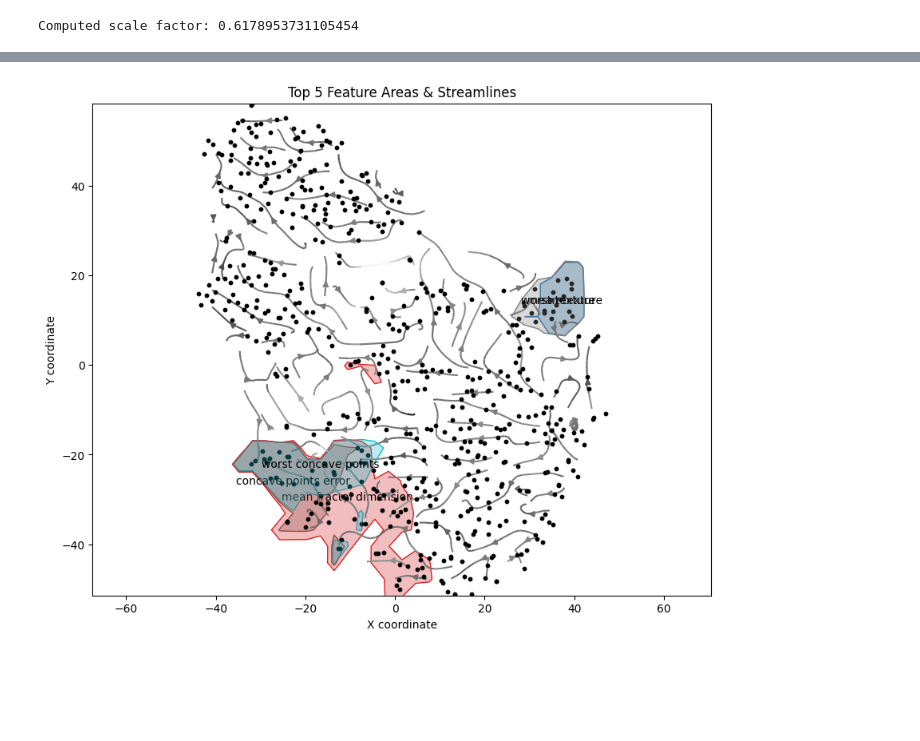
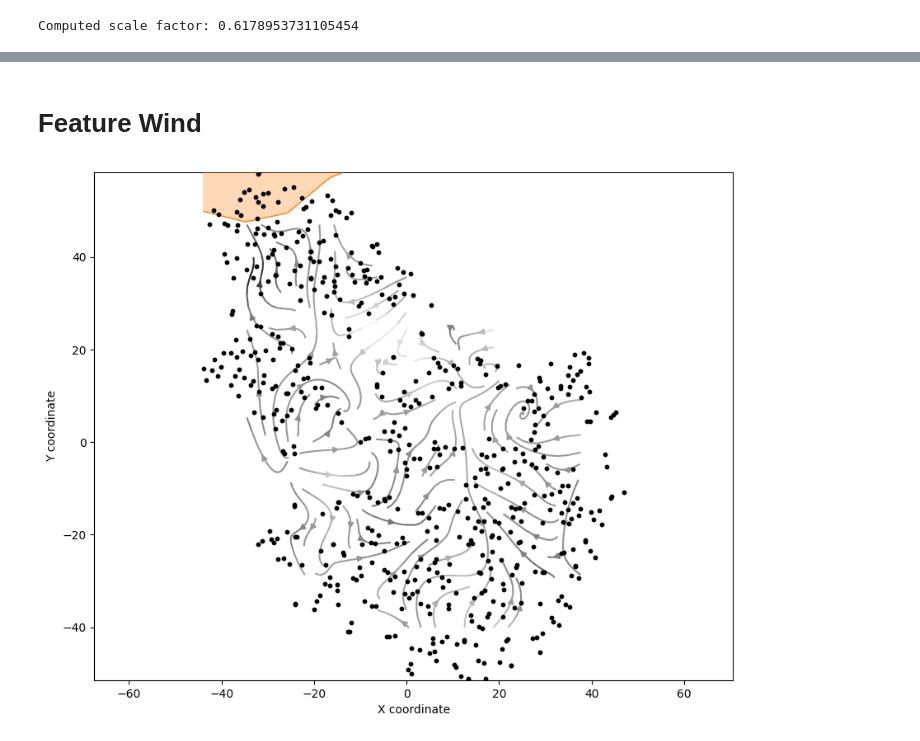
Before and after one commit to jiahaoxu14/FeatureWind, a Jupyter notebook: featurewind.ipynb, the cells around one changed output, grey strips where cells are left out. Saved outputs shown, nothing was run; the diff lists cells and outputs as text; code cells hidden in the pictures; blank space fills up the shorter version.

```diff
--- a/featurewind.ipynb
+++ b/featurewind.ipynb
@@ -152,0 +128,2 @@ plt.show()
+# %% [markdown]
+# Feature Wind
@@ -153,17 +140,7 @@ plt.show()
 # %%
-import matplotlib.pyplot as plt
-import numpy as np
-from scipy.interpolate import griddata
-import matplotlib.colors as mcolors
-
-n = 5  # Number of top features to select
-
-feature_count = len(Col_labels)
-# Generate colors for all features, then subset based on top n features.
-all_colors = plt.cm.tab10(np.linspace(0, 1, feature_count))
-
+# --- Select by top features ---
+n = 3  # Number of top features to select
 feature_max_vals = []
-grid_size = 30
 
 # Compute maximum value for each feature
 for feature_idx in range(feature_count):
@@ -173,33 +150,17 @@ for feature_idx in range(feature_count):
 
 # Get indices of top n features with highest max values.
 top_n_indices = np.argsort(feature_max_vals)[::-1][:n]
+
+# select feature by indices
 selected_features = top_n_indices.tolist()
-selected_colors = all_colors[selected_features]
+
+# --- Selected by indices ---
+# selected_features = [3]
 # %%
-import matplotlib.pyplot as plt
-import numpy as np
-from scipy.interpolate import griddata
-import matplotlib.colors as mcolors
-
-n = 5  # Number of top features to select
-feature_count = len(Col_labels)
-all_colors = plt.cm.tab10(np.linspace(0, 1, feature_count))  # Colors for all features
-
-grid_size = 30
-feature_max_vals = []
-
-# Compute maximum value for each feature
-for feature_idx in range(feature_count):
-    f_grid_feature, _, _, _ = ScalarField.reconstruct_scalar_field(points, grid_size=grid_size, feature_index=feature_idx)
-    max_val = np.nanmax(f_grid_feature)
-    feature_max_vals.append(max_val)
-
-# Get indices of top n features with highest max values.
-top_n_indices = np.argsort(feature_max_vals)[::-1][:n]
-selected_features = top_n_indices.tolist()
 selected_colors = all_colors[selected_features]
 
 fig, ax = plt.subplots(figsize=(10, 8))
+
 # Use one of the selected features to set the grid reference.
 f_grid, X_grid, Y_grid, contour_levels = ScalarField.reconstruct_scalar_field(
     points, grid_size=grid_size, feature_index=selected_features[0]
@@ -214,7 +175,7 @@ for i, feature_idx in enumerate(selected_features):
     # Define threshold near the maximum value.
     max_val = np.nanmax(f_grid_feature)
     min_val = np.nanmin(f_grid_feature)
-    tolerance = 0.3 * (max_val - min_val)  # adjust tolerance as desired
+    tolerance = 0.1 * (max_val - min_val)  # adjust tolerance as desired
     threshold = max_val - tolerance
 
     # Plot filled contour for regions with high values for the current feature.
@@ -232,46 +193,48 @@ for i, feature_idx in enumerate(selected_features):
         colors=[selected_colors[i]], linewidths=1
     )
 
-    # Add label to this contour.
-    mask = f_grid_feature >= threshold
-    if np.any(mask):
-        label_x = np.median(X_grid[mask])
-        label_y = np.median(Y_grid[mask])
-        ax.text(label_x, label_y, Col_labels[feature_idx],
-                color='black', fontsize=10, ha='center', va='center',
-                zorder=feature_idx+1)
+    # # Add label to this contour.
+    # mask = f_grid_feature >= threshold
+    # if np.any(mask):
+    #     label_x = np.median(X_grid[mask])
+    #     label_y = np.median(Y_grid[mask])
+    #     ax.text(label_x, label_y, Col_labels[feature_idx],
+    #             color='black', fontsize=10, ha='center', va='center',
+    #             zorder=feature_idx+1)
 
 # Plot the underlying point positions for reference.
 positions = np.array([point.position for point in points if point.valid])
 ax.scatter(positions[:, 0], positions[:, 1], c='black', s=10, zorder=20)
 
-# Sum all gradient vectors for each valid point.
-gradient_list = np.array([np.sum(point.gradient_vectors, axis=0) for point in points if point.valid])
+# Add a legend for the selected features.
+gradient_list = np.array([
+    np.mean([point.gradient_vectors[i] for i in selected_features], axis=0)
+    for point in points if point.valid
+])
 
 # Interpolate the gradient vectors onto the scalar field grid (X_grid, Y_grid).
 grid_gx = griddata((positions[:, 0], positions[:, 1]), gradient_list[:, 0], (X_grid, Y_grid), method='cubic')
 grid_gy = griddata((positions[:, 0], positions[:, 1]), gradient_list[:, 1], (X_grid, Y_grid), method='cubic')
 
 # Compute the magnitude and normalize it.
 hyp = np.hypot(grid_gx, grid_gy)
 valid_min = np.nanmin(hyp)
 valid_max = np.nanmax(hyp)
 filled_hyp = np.where(np.isnan(hyp), valid_min, hyp)
 norm = mcolors.PowerNorm(gamma=0.2, vmin=valid_min, vmax=valid_max)
 normed_hyp = norm(filled_hyp)
 
 # Overlay streamlines using the scalar field grid.
 strm = ax.streamplot(X_grid, Y_grid, grid_gx, grid_gy, density=1,
                      color=normed_hyp, cmap='gray', zorder=10)
 
-ax.set_title('Top {} Feature Areas & Streamlines'.format(n))
 ax.set_xlabel('X coordinate')
 ax.set_ylabel('Y coordinate')
 ax.axis('equal')
 plt.grid(False)
 plt.show()
 # %% [output]
-[figure, old version]
+[figure, new version]
 # %%
 import matplotlib.patches as mpatches
 
```
Also changed, not shown: parts of 9 cells of this notebook.
